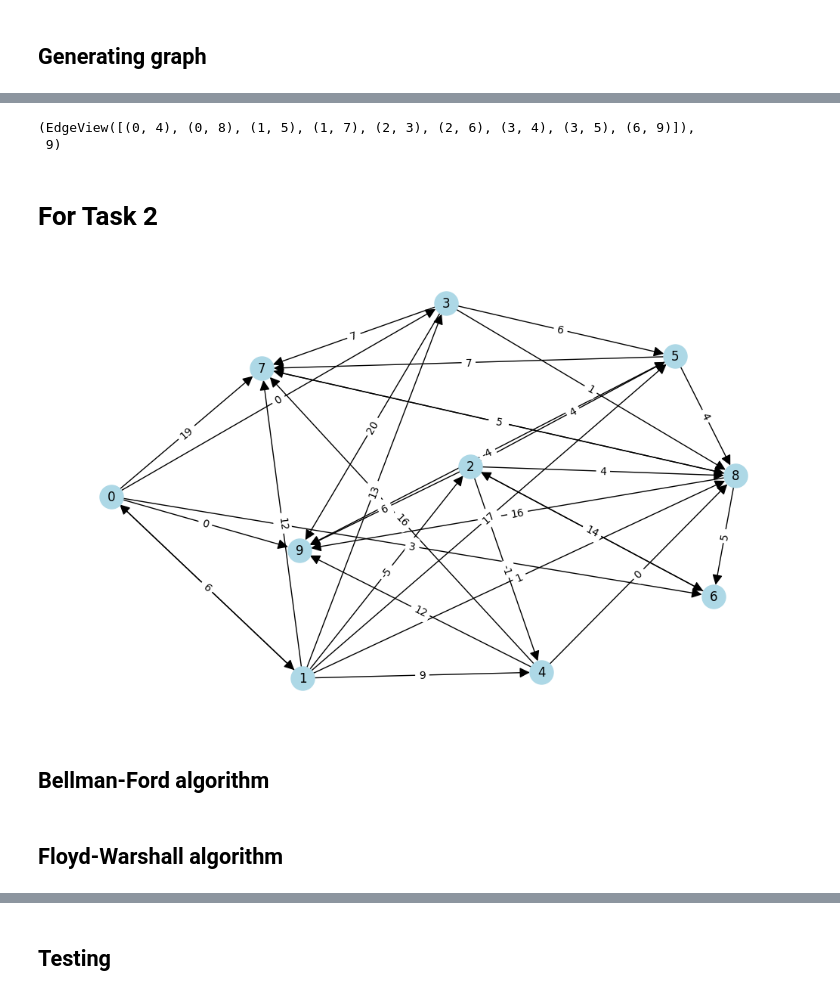
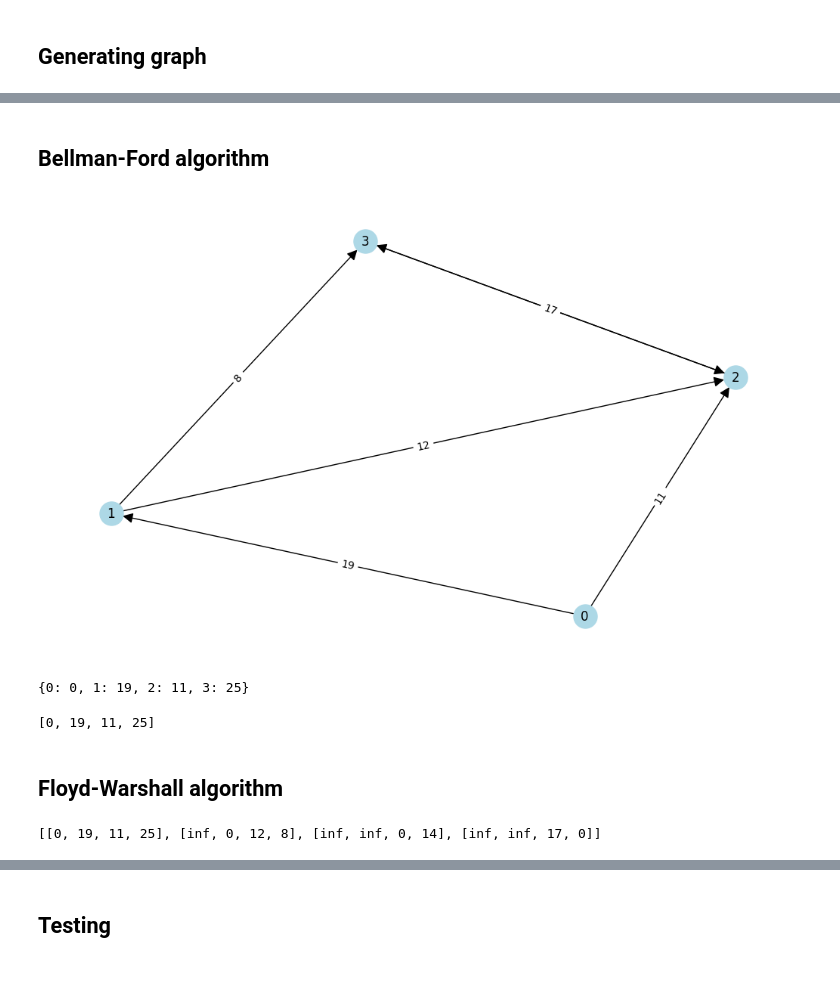
Before and after one commit to Zhukowych/22-lab-graph-algorithms, a Jupyter notebook: 1.2/shortest-paths-algorithms.ipynb, the cells around one changed output, grey strips where cells are left out. Drawn from its saved outputs; the diff is of its cells as text; code cells hidden in the pictures.

```diff
--- a/1.2/shortest-paths-algorithms.ipynb
+++ b/1.2/shortest-paths-algorithms.ipynb
@@ -95,31 +62,27 @@ nx.draw(mstp, node_color='lightblue',
-# %%
-mstp.edges(), len(mstp.edges())
-# %% [output]
-(EdgeView([(0, 4), (0, 8), (1, 5), (1, 7), (2, 3), (2, 6), (3, 4), (3, 5), (6, 9)]),
- 9)
-# %% [markdown]
-# For Task 2
-# %%
-G = gnp_random_connected_graph(10, 0.5, True, True)
-# %% [output]
-[figure, removed]
 # %% [markdown]
 ## Bellman-Ford algorithm
 # %%
 from networkx.algorithms import bellman_ford_predecessor_and_distance
+# %%
+G = gnp_random_connected_graph(4, 0.5, True, True)
+# %% [output]
+[figure, added]
 # %%
 # pred is a dictionary of predecessors, dist is a dictionary of distances
-try:
-    pred, dist = bellman_ford_predecessor_and_distance(G, 1)
-    s = sorted(dict(dist).keys())
-    z = list({i: dict(dist)[i] for i in s}.values())
-except:
-    print("Negative cycle detected")
+def nx_bellman_ford(G, node):
+    try:
+        _, dist = bellman_ford_predecessor_and_distance(G, node)
+        sorted_keys = sorted(dict(dist).keys())
+        return {i: dict(dist)[i] for i in sorted_keys}
+    except:
+        return "Negative cycle detected"
+print(nx_bellman_ford(G, 0))
+# %% [output]
+{0: 0, 1: 19, 2: 11, 3: 25}
 # %%
-def bellman_ford(G, nod):
-    chosen_nod = list(G.nodes)[nod]
+def bellman_ford(G, node):
     distances = [float('inf')] * G.number_of_nodes()
-    distances[chosen_nod] = 0
+    distances[list(G.nodes)[node]] = 0
     for _ in range(G.number_of_nodes() - 1):
         for i, k ,w in G.edges(data=True):
             if distances[i] != float('inf') and distances[i] + w['weight'] < distances[k]:
@@ -128,22 +91,28 @@ def bellman_ford(G, nod):
         if distances[i] != float('inf') and distances[i] + w['weight'] < distances[k]:
             return "Negative cycle detected"
     return distances
+print(bellman_ford(G, 0))
+# %% [output]
+[0, 19, 11, 25]
 # %% [markdown]
 ## Floyd-Warshall algorithm
 # %%
 from networkx.algorithms import floyd_warshall_predecessor_and_distance
 # %%
 # pred is a dictionary of predecessors, dist is a dictionary of distances dictionaries
-def f():
-    x = []
-    pred, dist = floyd_warshall_predecessor_and_distance(G)
-    for k, v in dist.items():
-        s = sorted(dict(v).keys())
-        x.append(list({i: dict(v)[i] for i in s}.values()))
-    for j in range(len(x)):
-        if x[j][j] == 0:
+def nx_floyd_warshall(G):
+    distances = []
+    _, dist = floyd_warshall_predecessor_and_distance(G)
+    for value in dist.values():
+        sorted_nodes = sorted(dict(value).keys())
+        distances.append(list({i: dict(value)[i] for i in sorted_nodes}.values()))
+    for j in range(len(distances)):
+        if distances[j][j] < 0:
             return "Negative cycle detected"
-    return x
+    return distances
+print(nx_floyd_warshall(G))
+# %% [output]
+[[0, 19, 11, 25], [inf, 0, 12, 8], [inf, inf, 0, 14], [inf, inf, 17, 0]]
 # %%
 def floyd_warshall(G):
     n = G.number_of_nodes()
```
Also changed, not shown: parts of 24 cells of this notebook.
